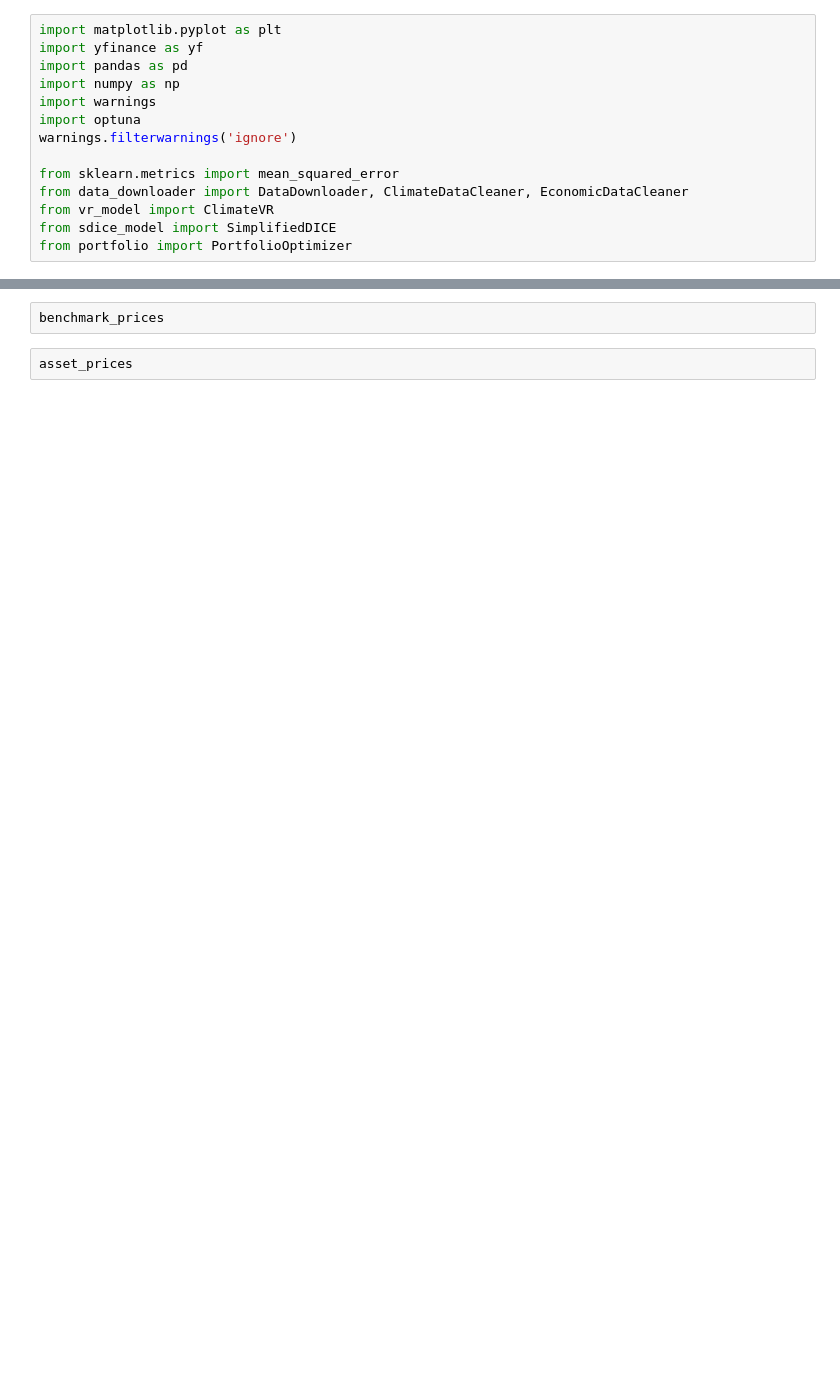
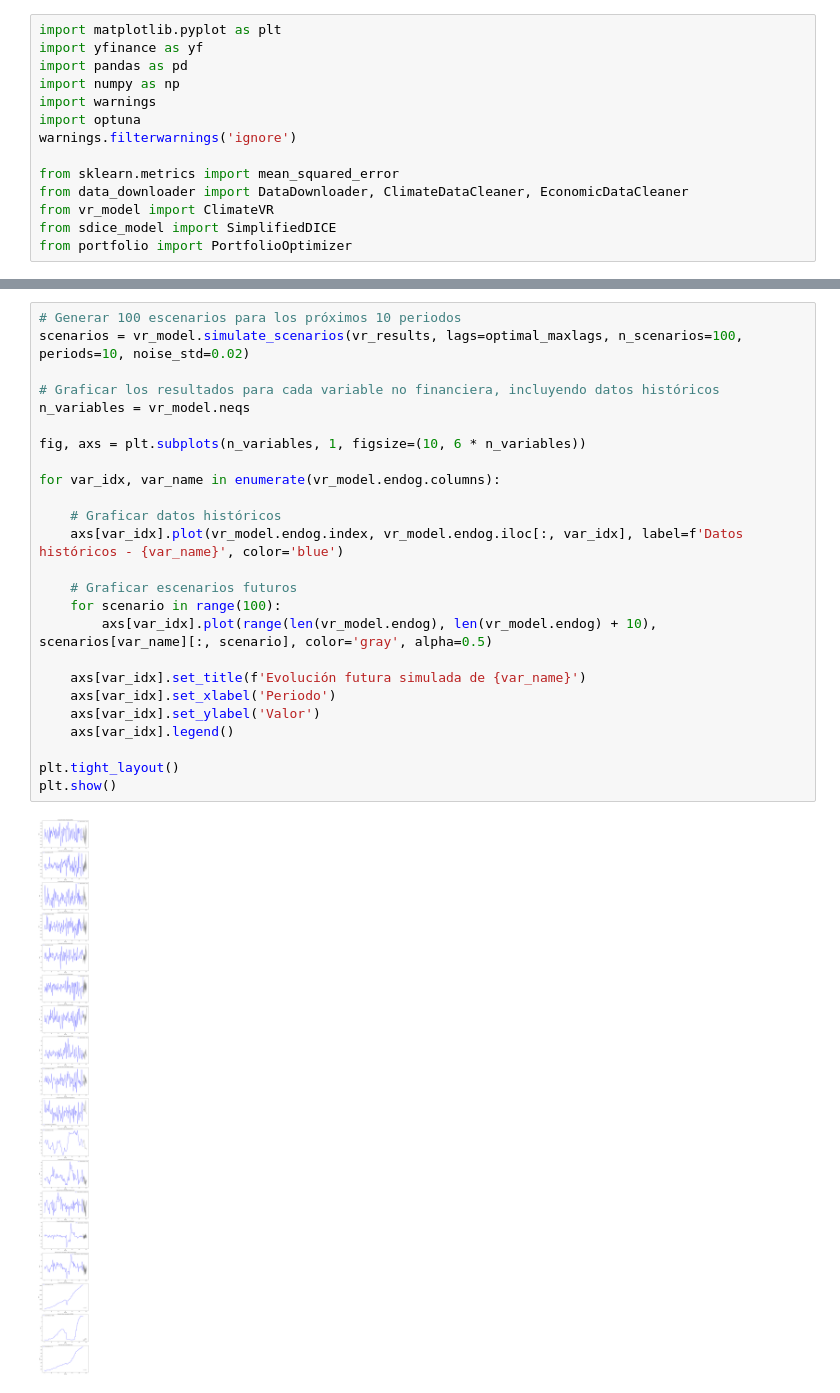
Before and after one commit to luisrc44/QAA-with-Climate-Change-and-ESG, a Jupyter notebook: QAA_wCC.ipynb, the cells around one changed output, grey strips where cells are left out. Saved outputs shown, nothing was run; the diff lists cells and outputs as text; blank space fills up the shorter version.

```diff
--- a/QAA_wCC.ipynb
+++ b/QAA_wCC.ipynb
@@ -206,5 +83,28 @@ AttributeError: 'PortfolioOptimizer' object has no attribute 'plot_random_portfo
-# %%
-benchmark_prices
-# %%
-asset_prices
+# %%
+# Generar 100 escenarios para los próximos 10 periodos
+scenarios = vr_model.simulate_scenarios(vr_results, lags=optimal_maxlags, n_scenarios=100, periods=10, noise_std=0.02)
+
+# Graficar los resultados para cada variable no financiera, incluyendo datos históricos
+n_variables = vr_model.neqs
+
+fig, axs = plt.subplots(n_variables, 1, figsize=(10, 6 * n_variables))
+
+for var_idx, var_name in enumerate(vr_model.endog.columns):
+
+    # Graficar datos históricos
+    axs[var_idx].plot(vr_model.endog.index, vr_model.endog.iloc[:, var_idx], label=f'Datos históricos - {var_name}', color='blue')
+
+    # Graficar escenarios futuros
+    for scenario in range(100):
+        axs[var_idx].plot(range(len(vr_model.endog), len(vr_model.endog) + 10), scenarios[var_name][:, scenario], color='gray', alpha=0.5)
+
+    axs[var_idx].set_title(f'Evolución futura simulada de {var_name}')
+    axs[var_idx].set_xlabel('Periodo')
+    axs[var_idx].set_ylabel('Valor')
+    axs[var_idx].legend()
+
+plt.tight_layout()
+plt.show()
+# %% [output]
+[figure, added]
 # %%
```
Also changed, not shown: parts of 8 cells of this notebook, 1 other file.
